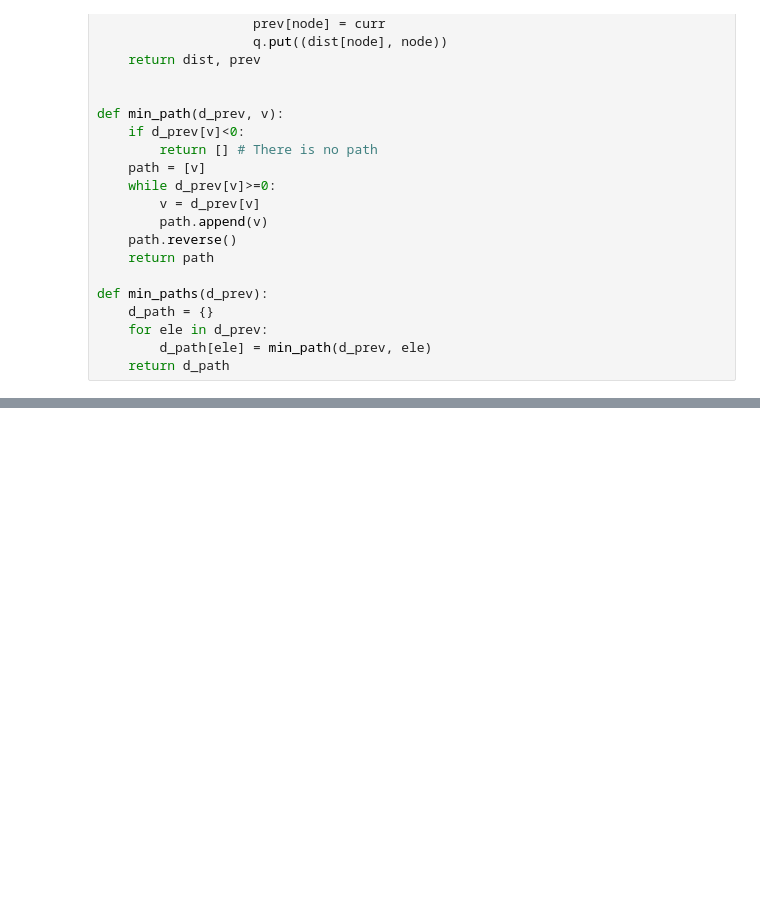
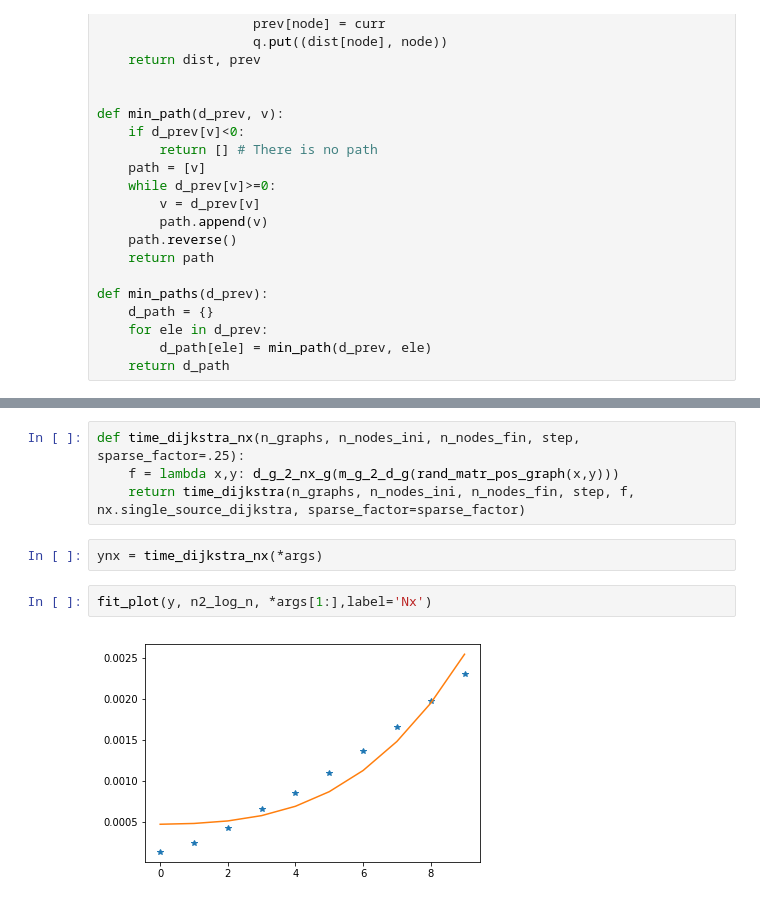
Before and after one commit to RodrigoDePool/daalg, a Jupyter notebook: Practica1/Practica1.ipynb, the cells around one changed output, grey strips where cells are left out. Cells and saved outputs as stored; diff of their text form; blank space fills up the shorter version.

```diff
--- a/Practica1/Practica1.ipynb
+++ b/Practica1/Practica1.ipynb
@@ -203,0 +263,10 @@ print(time_dijkstra_d(10,10, 100, 10))
+# %%
+def time_dijkstra_nx(n_graphs, n_nodes_ini, n_nodes_fin, step, sparse_factor=.25):
+    f = lambda x,y: d_g_2_nx_g(m_g_2_d_g(rand_matr_pos_graph(x,y)))
+    return time_dijkstra(n_graphs, n_nodes_ini, n_nodes_fin, step, f, nx.single_source_dijkstra, sparse_factor=sparse_factor)
+# %%
+ynx = time_dijkstra_nx(*args)
+# %%
+fit_plot(y, n2_log_n, *args[1:],label='Nx')
+# %% [output]
+[figure, added]
```
Also changed, not shown: parts of 13 cells of this notebook.
